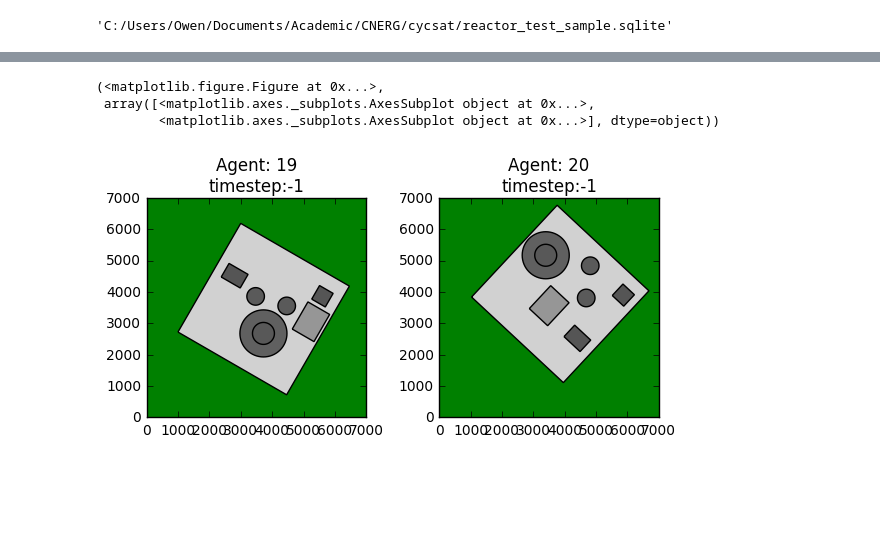
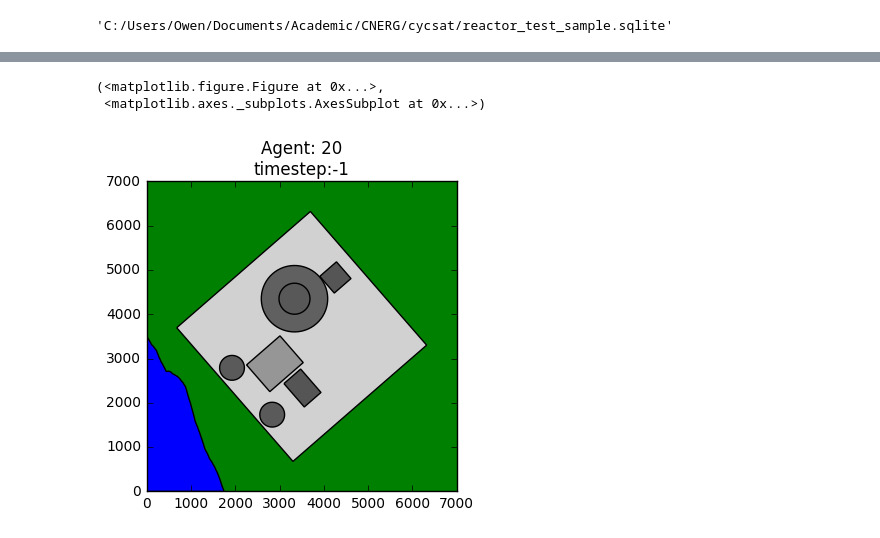
Before and after one commit to CNERG/cycsat, a Jupyter notebook: demo.ipynb, the cells around one changed output, grey strips where cells are left out. Saved outputs shown, nothing was run; the diff lists cells and outputs as text; code cells hidden in the pictures; blank space fills up the shorter version.

```diff
--- a/demo.ipynb
+++ b/demo.ipynb
@@ -35,8 +43,7 @@ sim.Facility()
 # %%
-# plot a single facility with pandas
-sim.plot()
+# plot mulitple facilities with a sql query
+sim.plot(sql='id == 4')
 # %% [output]
 (<matplotlib.figure.Figure at 0x...>,
- array([<matplotlib.axes._subplots.AxesSubplot object at 0x...>,
-        <matplotlib.axes._subplots.AxesSubplot object at 0x...>], dtype=object))
+ <matplotlib.axes._subplots.AxesSubplot at 0x...>)
-[figure, old version]
+[figure, new version]
```
Also changed, not shown: parts of 18 cells of this notebook, 1 other file.
